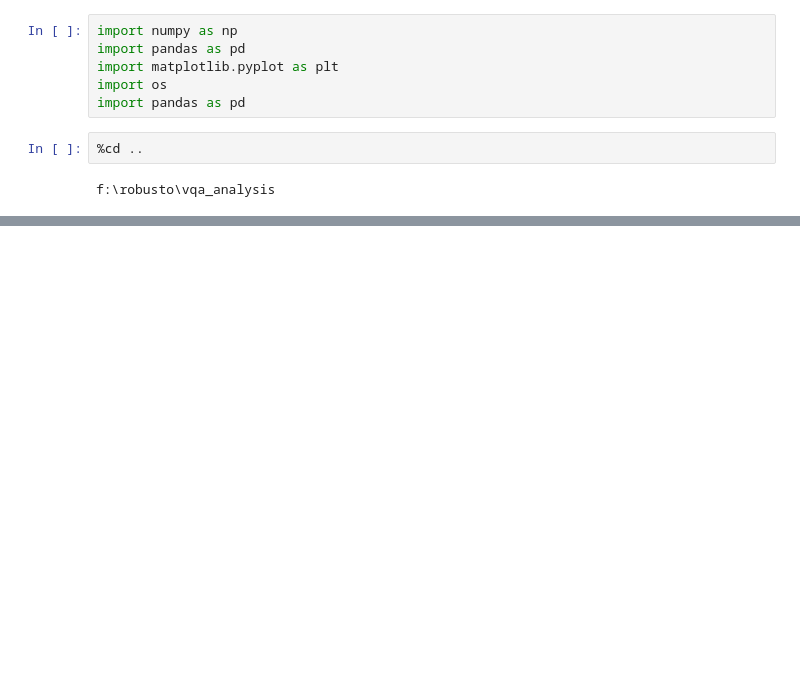
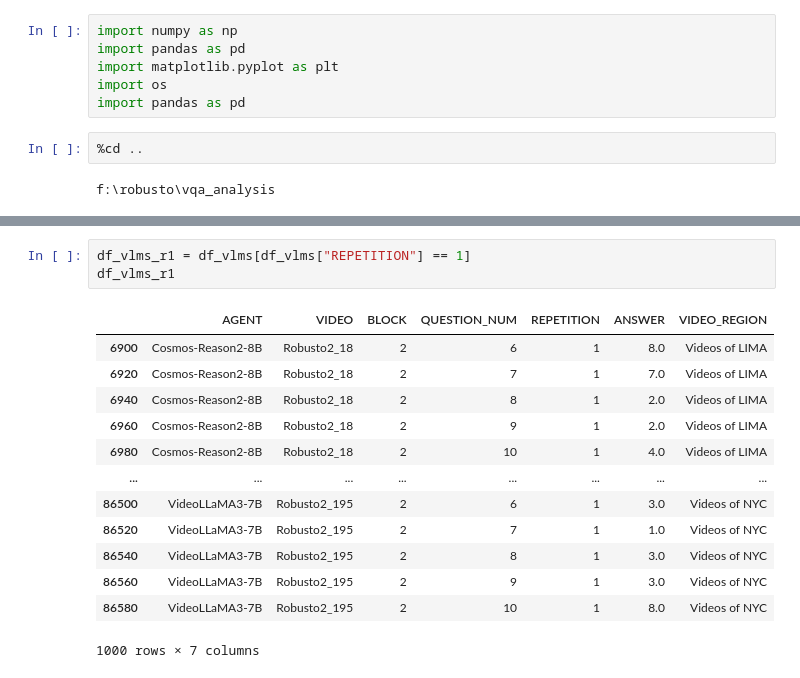
Before and after one commit to marcelochincha/vqa_analysis, a Jupyter notebook: src/notebook_tests/bias_tests.ipynb, the cells around one changed output, grey strips where cells are left out. Cells and saved outputs as stored; diff of their text form; blank space fills up the shorter version.

```diff
--- a/src/notebook_tests/bias_tests.ipynb
+++ b/src/notebook_tests/bias_tests.ipynb
@@ -124,0 +142,17 @@ r
+# %%
+df_vlms_r1 = df_vlms[df_vlms["REPETITION"] == 1]
+df_vlms_r1
+# %% [output]
+|  | AGENT | VIDEO | BLOCK | QUESTION_NUM | REPETITION | ANSWER | VIDEO_REGION |
+| 6900 | Cosmos-Reason2-8B | Robusto2_18 | 2 | 6 | 1 | 8.0 | Videos of LIMA |
+| 6920 | Cosmos-Reason2-8B | Robusto2_18 | 2 | 7 | 1 | 7.0 | Videos of LIMA |
+| 6940 | Cosmos-Reason2-8B | Robusto2_18 | 2 | 8 | 1 | 2.0 | Videos of LIMA |
+| 6960 | Cosmos-Reason2-8B | Robusto2_18 | 2 | 9 | 1 | 2.0 | Videos of LIMA |
+| 6980 | Cosmos-Reason2-8B | Robusto2_18 | 2 | 10 | 1 | 4.0 | Videos of LIMA |
+| ... | ... | ... | ... | ... | ... | ... | ... |
+| 86500 | VideoLLaMA3-7B | Robusto2_195 | 2 | 6 | 1 | 3.0 | Videos of NYC |
+| 86520 | VideoLLaMA3-7B | Robusto2_195 | 2 | 7 | 1 | 1.0 | Videos of NYC |
+| 86540 | VideoLLaMA3-7B | Robusto2_195 | 2 | 8 | 1 | 3.0 | Videos of NYC |
+| 86560 | VideoLLaMA3-7B | Robusto2_195 | 2 | 9 | 1 | 3.0 | Videos of NYC |
+| 86580 | VideoLLaMA3-7B | Robusto2_195 | 2 | 10 | 1 | 8.0 | Videos of NYC |
+1000 rows × 7 columns
```
Also changed, not shown: parts of 16 cells of this notebook, 31 other files.
